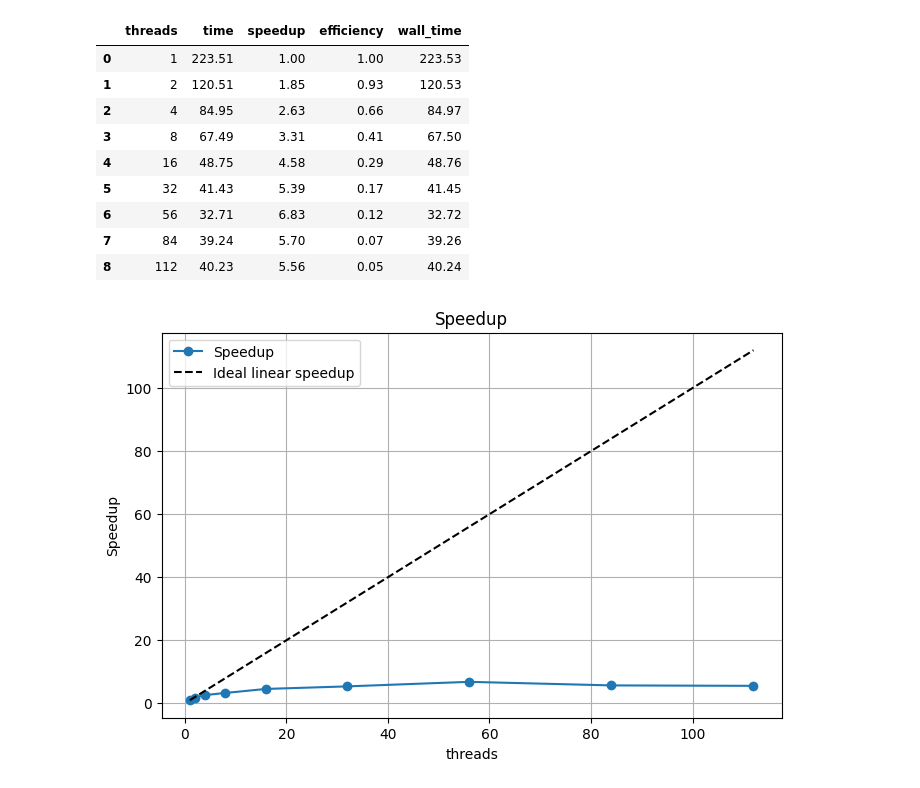
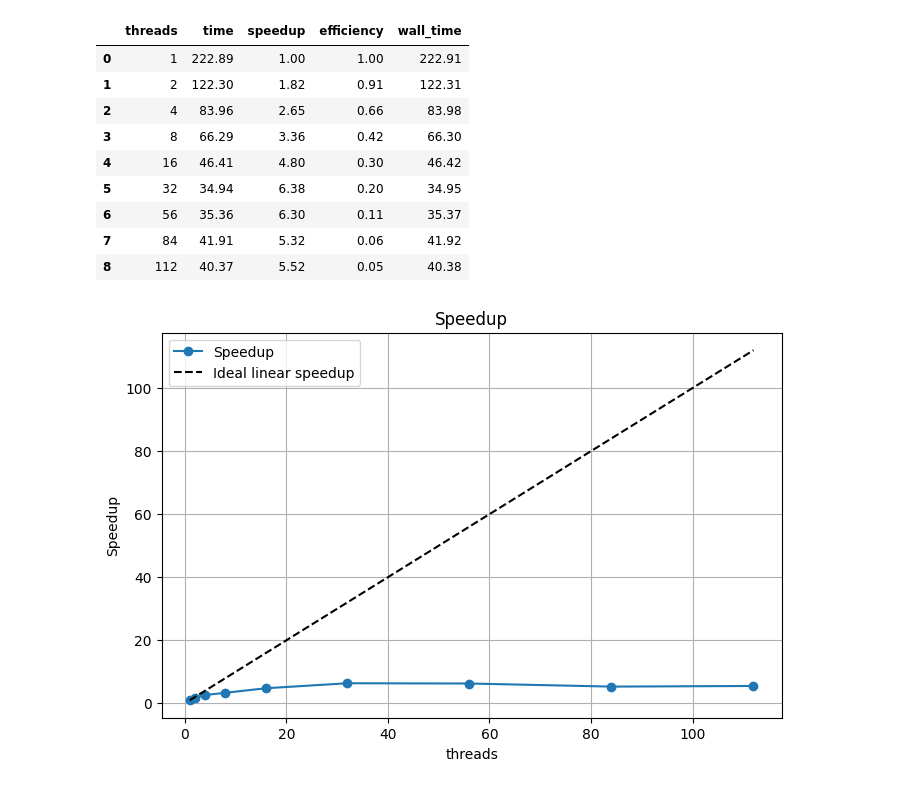
Before and after one commit to onafetsidrasul/hpc, a Jupyter notebook: thread_exp/openmp.ipynb, the cells around one changed output. Cells and saved outputs as stored; diff of their text form; code cells hidden in the pictures.

```diff
--- a/thread_exp/openmp.ipynb
+++ b/thread_exp/openmp.ipynb
@@ -3,19 +3,19 @@ import pandas as pd
 import matplotlib.pyplot as plt
 import numpy as np
 # %%
-df = pd.read_csv('thread_speedup_2025-09-01_231315.csv')
+df = pd.read_csv('thread_speedup_2025-09-02_112649.csv')
 df
 # %% [output]
 |  | threads | time | speedup | efficiency | wall_time |
-| 0 | 1 | 223.51 | 1.00 | 1.00 | 223.53 |
-| 1 | 2 | 120.51 | 1.85 | 0.93 | 120.53 |
-| 2 | 4 | 84.95 | 2.63 | 0.66 | 84.97 |
-| 3 | 8 | 67.49 | 3.31 | 0.41 | 67.50 |
-| 4 | 16 | 48.75 | 4.58 | 0.29 | 48.76 |
-| 5 | 32 | 41.43 | 5.39 | 0.17 | 41.45 |
-| 6 | 56 | 32.71 | 6.83 | 0.12 | 32.72 |
-| 7 | 84 | 39.24 | 5.70 | 0.07 | 39.26 |
-| 8 | 112 | 40.23 | 5.56 | 0.05 | 40.24 |
+| 0 | 1 | 222.89 | 1.00 | 1.00 | 222.91 |
+| 1 | 2 | 122.30 | 1.82 | 0.91 | 122.31 |
+| 2 | 4 | 83.96 | 2.65 | 0.66 | 83.98 |
+| 3 | 8 | 66.29 | 3.36 | 0.42 | 66.30 |
+| 4 | 16 | 46.41 | 4.80 | 0.30 | 46.42 |
+| 5 | 32 | 34.94 | 6.38 | 0.20 | 34.95 |
+| 6 | 56 | 35.36 | 6.30 | 0.11 | 35.37 |
+| 7 | 84 | 41.91 | 5.32 | 0.06 | 41.92 |
+| 8 | 112 | 40.37 | 5.52 | 0.05 | 40.38 |
 # %%
 plt.figure(figsize=(8,5))
 plt.plot(df['threads'], df['speedup'], marker='o', label='Speedup')
```
Also changed, not shown: parts of 2 cells of this notebook, 11 other files.
